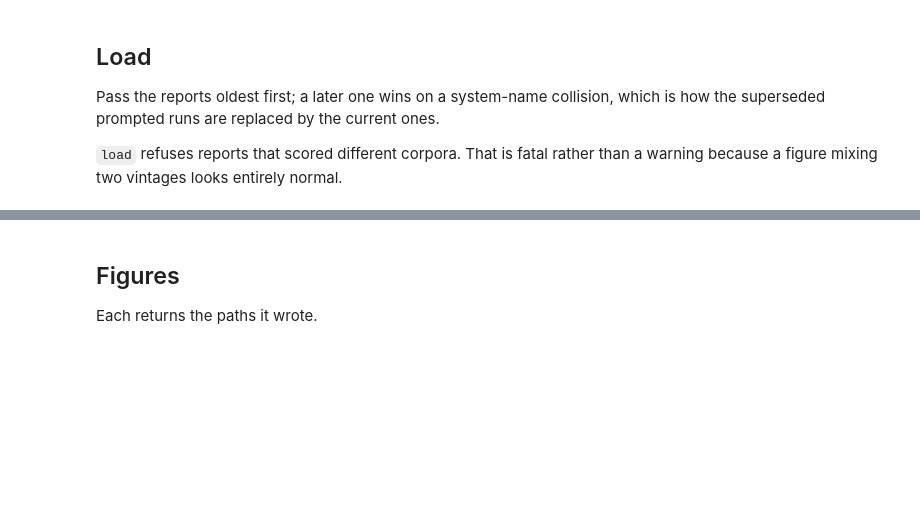
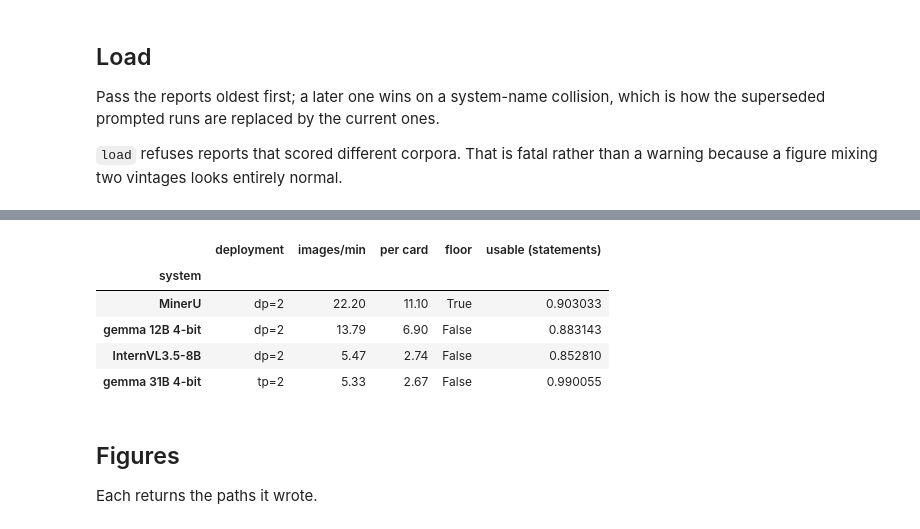
Before and after one commit to tmnestor/bank-statement-error-analysis, a Jupyter notebook: analysis/summary.ipynb, the cells around one changed output, grey strips where cells are left out. Saved outputs shown, nothing was run; the diff lists cells and outputs as text; code cells hidden in the pictures; blank space fills up the shorter version.

```diff
--- a/analysis/summary.ipynb
+++ b/analysis/summary.ipynb
@@ -99,3 +170,39 @@ statements.groupby("system").apply(
+# %%
+timings = figures.throughput(REPO / "runs_throughput")
+if timings:
+    usable_rate = (
+        documents[documents.doc_type == "bank_statements"]
+        .groupby("system")[["usable", "amounts"]]
+        .sum()
+        .pipe(lambda f: f.usable / f.amounts)
+    )
+    deployment = (
+        pd.DataFrame(
+            [
+                {
+                    "system": name,
+                    "deployment": t["deployment"],
+                    "images/min": t["images_per_minute"],
+                    "per card": t["images_per_minute_per_card"],
+                    "floor": t["includes_model_load"],
+                    "usable (statements)": usable_rate.get(name),
+                }
+                for name, t in timings.items()
+            ]
+        )
+        .set_index("system")
+        .sort_values("per card", ascending=False)
+    )
+    display(deployment)
+else:
+    print("no runs_throughput/*/_timing*.json — nothing timed on this machine")
+# %% [output]
+|  | deployment | images/min | per card | floor | usable (statements) |
+| system |  |  |  |  |  |
+| MinerU | dp=2 | 22.20 | 11.10 | True | 0.903033 |
+| gemma 12B 4-bit | dp=2 | 13.79 | 6.90 | False | 0.883143 |
+| InternVL3.5-8B | dp=2 | 5.47 | 2.74 | False | 0.852810 |
+| gemma 31B 4-bit | tp=2 | 5.33 | 2.67 | False | 0.990055 |
 # %% [markdown]
 ## Figures
 
```
Also changed, not shown: parts of 10 cells of this notebook, 2 other files.
